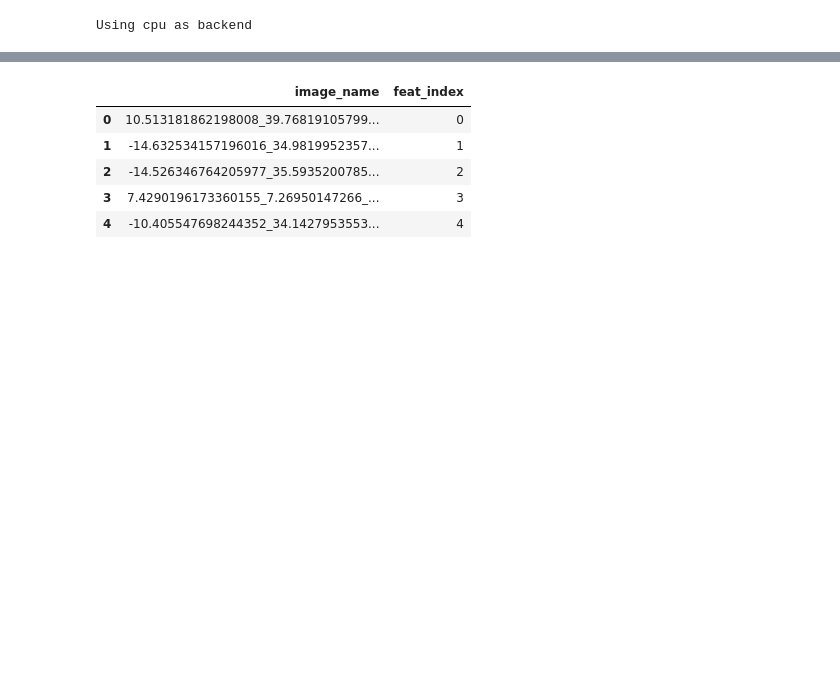
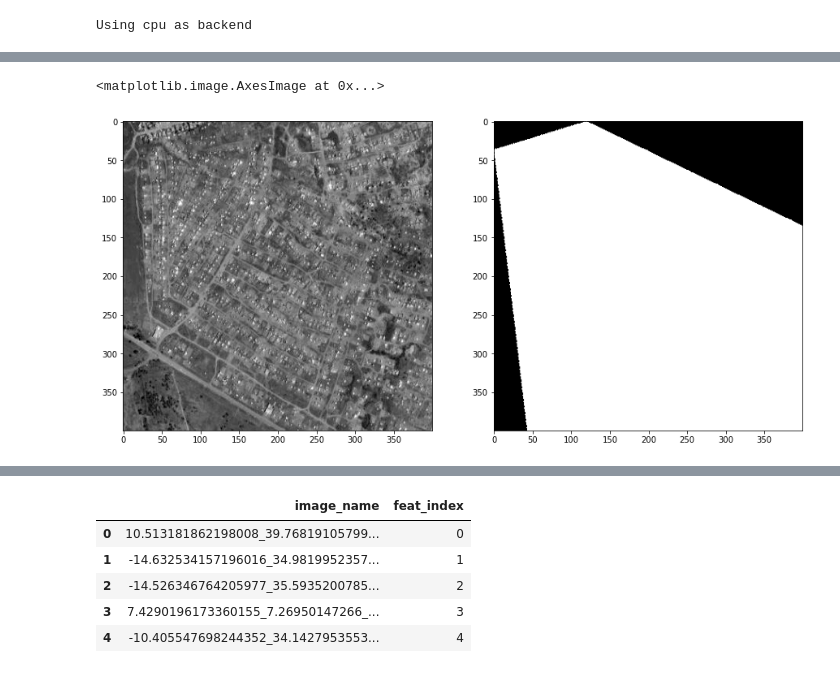
Before and after one commit to rs-anderson/Clustering-Ward-Level-Poverty-Using-Satellite-Imagery, a Jupyter notebook: scripts/feature_extract.ipynb, the cells around one changed output, grey strips where cells are left out. Cells and saved outputs as stored; diff of their text form; code cells hidden in the pictures; blank space fills up the shorter version.

```diff
--- a/scripts/feature_extract.ipynb
+++ b/scripts/feature_extract.ipynb
@@ -173,0 +301,11 @@ array([[0., 0., 0., ..., 0., 0., 0.],
+# %%
+plt.figure(figsize=(15, 15))
+img = cv2.imread("../images/ward_1/edited/0_0.png", cv2.IMREAD_GRAYSCALE)
+plt.subplot(1, 2, 1)
+plt.imshow(img, cmap="gray")
+mask = cv2.imread("../images/ward_1/masks/0_0.png", cv2.IMREAD_GRAYSCALE)
+plt.subplot(1, 2, 2)
+plt.imshow(mask, cmap="gray")
+# %% [output]
+<matplotlib.image.AxesImage at 0x...>
+[figure, added]
```
Also changed, not shown: parts of 63 cells of this notebook, 3 other files.
